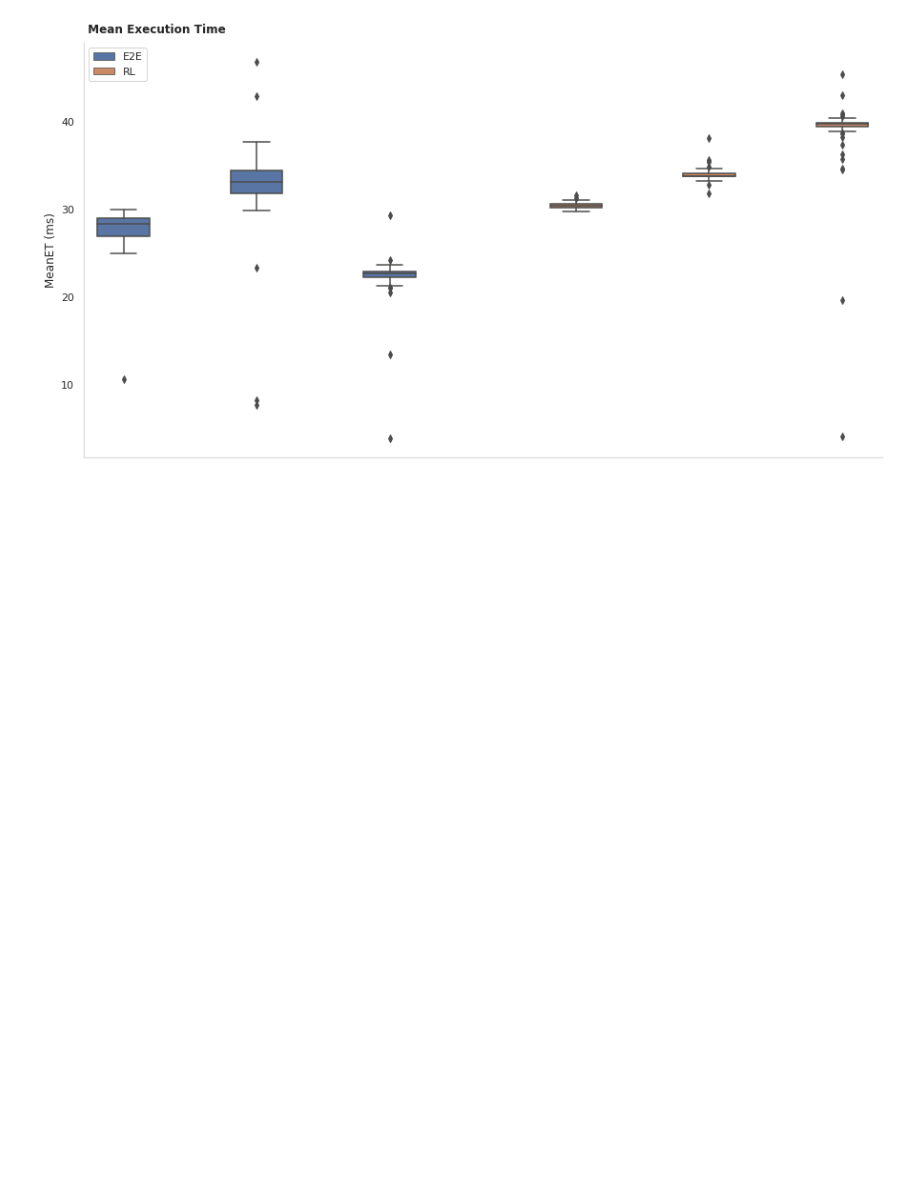
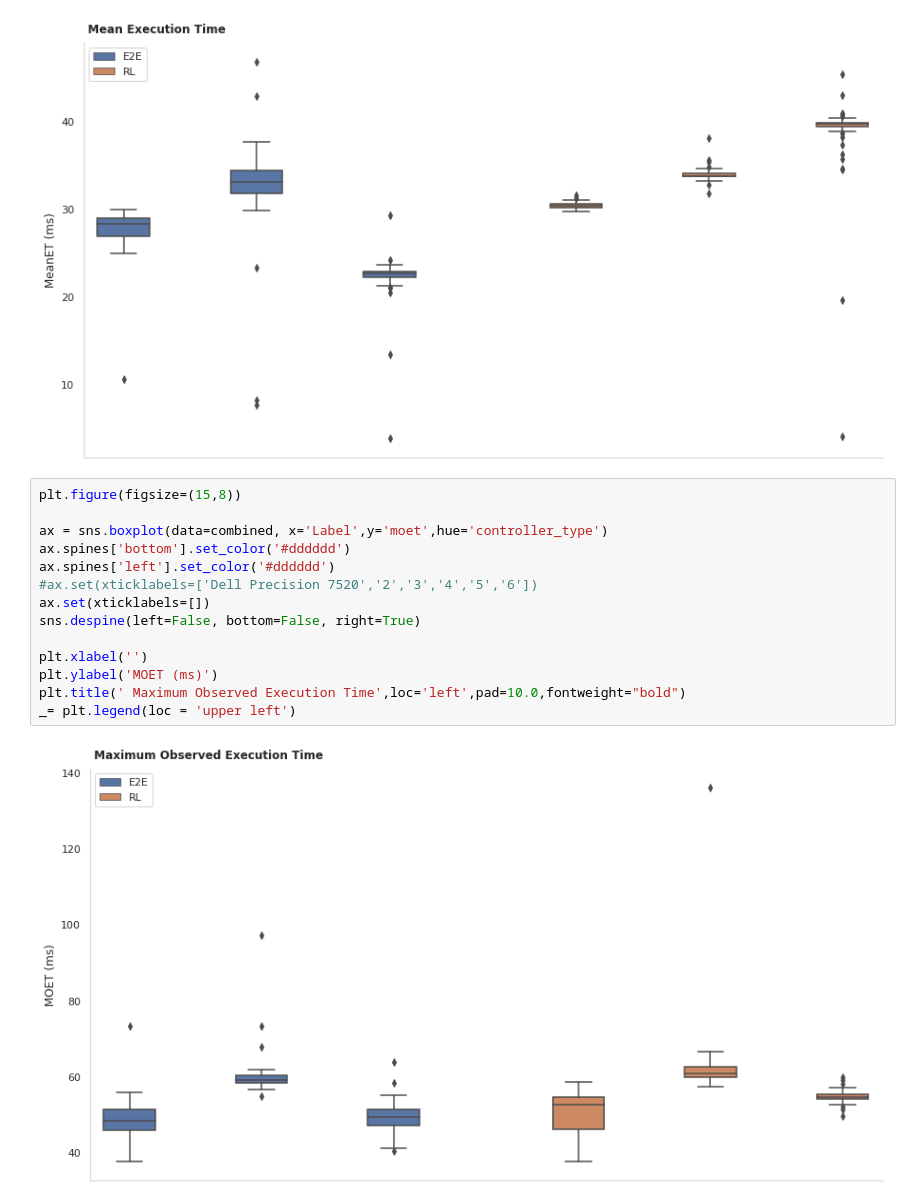
Before and after one commit to pmusau17/rtreach_f1tenth, a Jupyter notebook: ros_src/rtreach/benchmarking/BenchmarkPlots.ipynb, the cells around one changed output. Cells and saved outputs as stored; diff of their text form; blank space fills up the shorter version.

Commit message:
Maximum observed execution time

```diff
--- a/ros_src/rtreach/benchmarking/BenchmarkPlots.ipynb
+++ b/ros_src/rtreach/benchmarking/BenchmarkPlots.ipynb
@@ -149,3 +149,19 @@ plt.title(' Mean Execution Time',loc='left',pad=10.0,fontweight="bold")
 _= plt.legend(loc = 'upper left')
 # %% [output]
 [figure]
+# %%
+plt.figure(figsize=(15,8))
+
+ax = sns.boxplot(data=combined, x='Label',y='moet',hue='controller_type')
+ax.spines['bottom'].set_color('#dddddd')
+ax.spines['left'].set_color('#dddddd')
+#ax.set(xticklabels=['Dell Precision 7520','2','3','4','5','6'])
+ax.set(xticklabels=[])
+sns.despine(left=False, bottom=False, right=True)
+
+plt.xlabel('')
+plt.ylabel('MOET (ms)')
+plt.title(' Maximum Observed Execution Time',loc='left',pad=10.0,fontweight="bold")
+_= plt.legend(loc = 'upper left')
+# %% [output]
+[figure, added]
```
